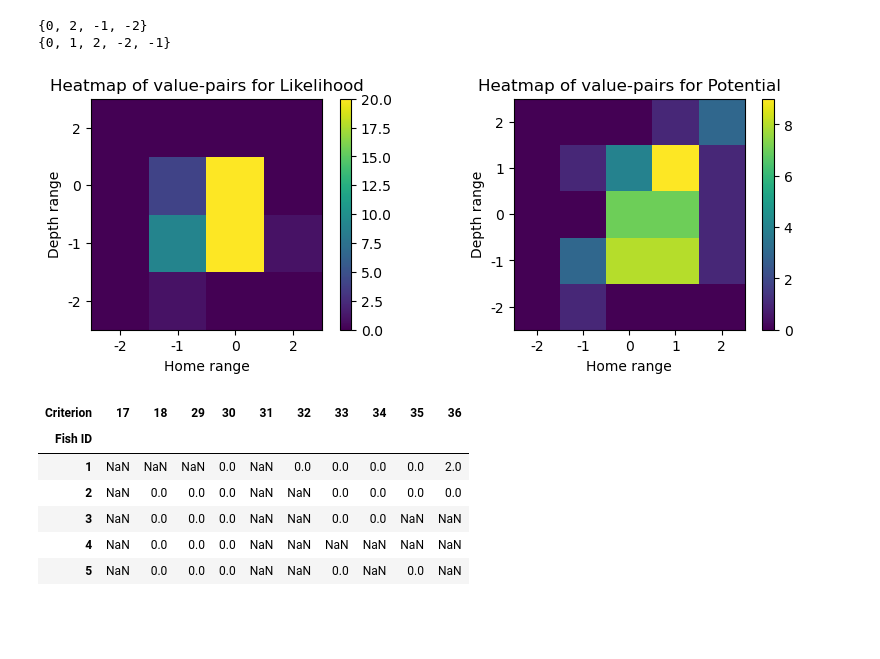
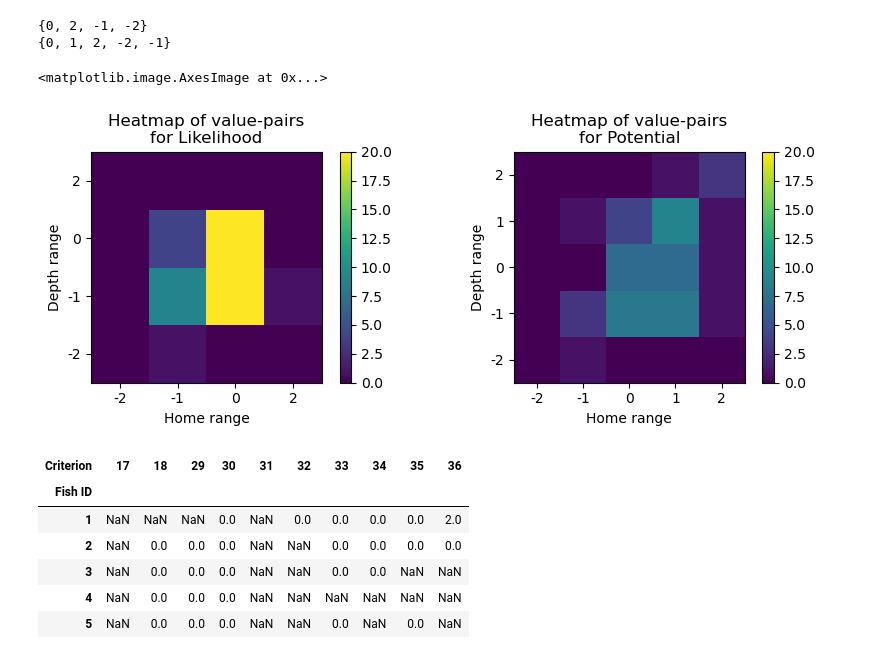
Before and after one commit to alisonpeard/fishetho_networks, a Jupyter notebook: notebooks/Similarity Measures.ipynb, the cells around one changed output. Drawn from its saved outputs; the diff is of its cells as text; code cells hidden in the pictures; blank space fills up the shorter version.

Commit message:
better visualisations for correlation

```diff
--- a/notebooks/Similarity Measures.ipynb
+++ b/notebooks/Similarity Measures.ipynb
@@ -61,6 +61,21 @@ def make_heatmap(df, row1, row2, possible_values, **kwargs):
 
     return value_counts, pv_dict
 
+def plot_heatmap(measure, col1, col2, values, ax, title, lims=[0, 20], cbar=True):
+    heatmap, pv_dict = make_heatmap(measure, criteria_dict_r[col1], criteria_dict_r[col2], values)
+    im = ax.imshow(heatmap, vmin=lims[0], vmax=lims[1])
+    ax.set_xlabel(col1)
+    ax.set_ylabel(col2)
+    ax.set_xticks([*pv_dict.keys()])
+    ax.set_yticks([*pv_dict.keys()])
+    ax.set_xticklabels([*pv_dict.values()])
+    ax.set_yticklabels([*pv_dict.values()])
+    ax.invert_yaxis()
+    ax.set_title(f'Heatmap of value-pairs\nfor {title}')
+    if cbar:
+        plt.colorbar(im);
+    return im
+
 wd = join('..', '..', 'data')
 # %% [markdown]
 ## Load and initial look at data
@@ -91,43 +106,16 @@ print(set(potential.values.ravel()))
 # %%
 # inspect a single pair of criteria for Potential and Likelihood
 i = 'Home range'
 j = 'Depth range'
 
 # plot
 fig, axs = plt.subplots(1, 2, figsize=(10, 3))
 
-ax = axs[0]
-measure = likelihood
-values = [-2, -1, 0, 2]
-heatmap, pv_dict = make_heatmap(measure, criteria_dict_r[i], criteria_dict_r[j], values)
-im = ax.imshow(heatmap)
-ax.set_xlabel(i)
-ax.set_ylabel(j)
-ax.set_xticks([*pv_dict.keys()])
-ax.set_yticks([*pv_dict.keys()])
-ax.set_xticklabels([*pv_dict.values()])
-ax.set_yticklabels([*pv_dict.values()])
-ax.invert_yaxis()
-ax.set_title('Heatmap of value-pairs for Likelihood')
-plt.colorbar(im);
-
-
-ax = axs[1]
-measure = potential
-values = [-2, -1, 0, 1, 2]
-heatmap, pv_dict = make_heatmap(measure, criteria_dict_r[i], criteria_dict_r[j], values)
-im = ax.imshow(heatmap)
-ax.set_xlabel(i)
-ax.set_ylabel(j)
-ax.set_xticks([*pv_dict.keys()])
-ax.set_yticks([*pv_dict.keys()])
-ax.set_xticklabels([*pv_dict.values()])
-ax.set_yticklabels([*pv_dict.values()])
-ax.invert_yaxis()
-ax.set_title('Heatmap of value-pairs for Potential')
-plt.colorbar(im);
+plot_heatmap(likelihood, i, j, [-2, -1, 0, 2], axs[0], 'Likelihood')
+plot_heatmap(potential, i, j, [-2, -1, 0, 1, 2], axs[1], 'Potential')
 # %% [output]
+<matplotlib.image.AxesImage at 0x...>
-[figure, old version]
+[figure, new version]
 # %%
 # make a multilevel dataframe and remove negative values
 idx = pd.IndexSlice
```
Also changed, not shown: parts of 7 cells of this notebook.
